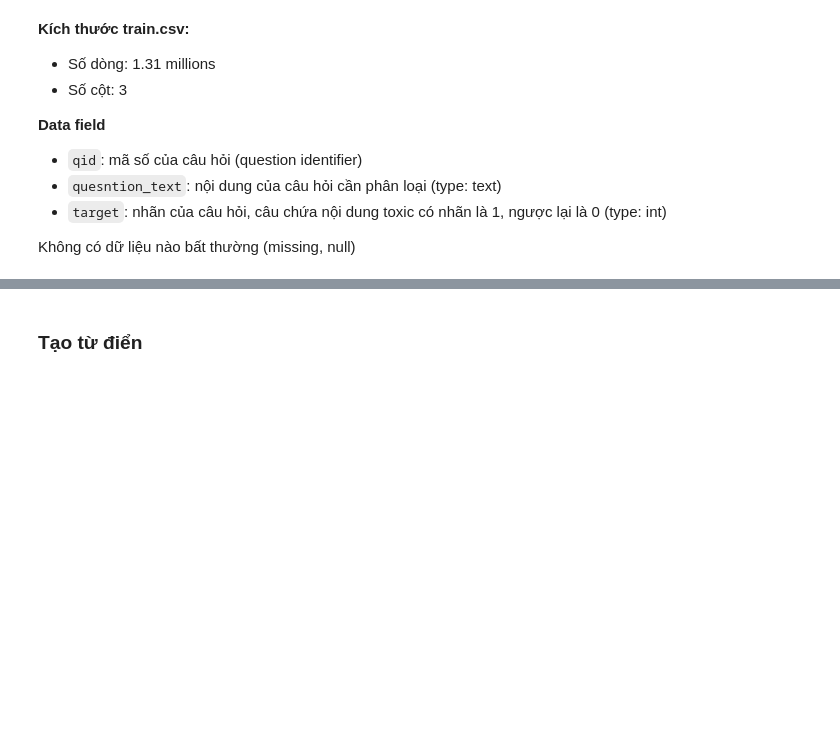
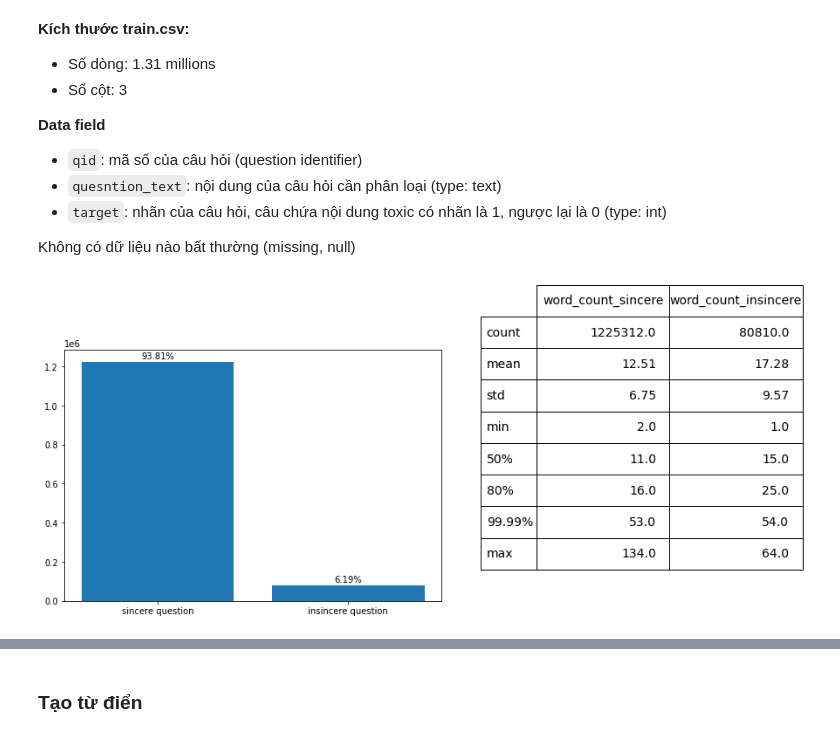
Before and after one commit to zzNuAzz/ML, a Jupyter notebook: qoura-ml.ipynb, the cells around one changed output, grey strips where cells are left out. Drawn from its saved outputs; the diff is of its cells as text; code cells hidden in the pictures; blank space fills up the shorter version.

```diff
--- a/qoura-ml.ipynb
+++ b/qoura-ml.ipynb
@@ -89,3 +106,31 @@ Insincere question
 + `target`: nhãn của câu hỏi, câu chứa nội dung toxic có nhãn là 1, ngược lại là 0 (type: int)
 
 Không có dữ liệu nào bất thường (missing, null)
+# %%
+df['word_count']= df.question_text.progress_apply(lambda x: len(x.split()))
+data_neg = df[df['target']==0]
+data_pos = df[df['target']==1]
+statistic = pd.merge(
+    data_neg[['word_count']].describe(percentiles=[.8, .9999]),
+    data_pos[['word_count']].describe(percentiles=[.8, .9999]),
+    left_index=True, right_index=True, suffixes=('_sincere', '_insincere')
+)
+colLabels = statistic.columns
+cellText = statistic.round(2).values
+rowLabels = statistic.index
+
+fig, axes = plt.subplots(nrows=1, ncols=2)
+axes[0] = fig.add_axes([0,0,1,1])
+axes[0].bar(['sincere question', 'insincere question'], df.target.value_counts())
+for p in axes[0].patches:
+    width = p.get_width()
+    height = p.get_height()
+    percent = height / len(df)
+    x, y = p.get_xy()
+    axes[0].annotate(f'{percent:.2%}', (x + width/2, y + height + 0.01*len(df)), ha='center')
+axes[1].axis('off')
+mpl_table = axes[1].table(cellText = cellText, colLabels=colLabels, rowLabels = rowLabels, bbox=[2, 0, 2, 1.5], )
+mpl_table.auto_set_font_size(False)
+mpl_table.set_fontsize(14)
+# %% [output]
+[figure, added]
```
Also changed, not shown: parts of 97 cells of this notebook.
